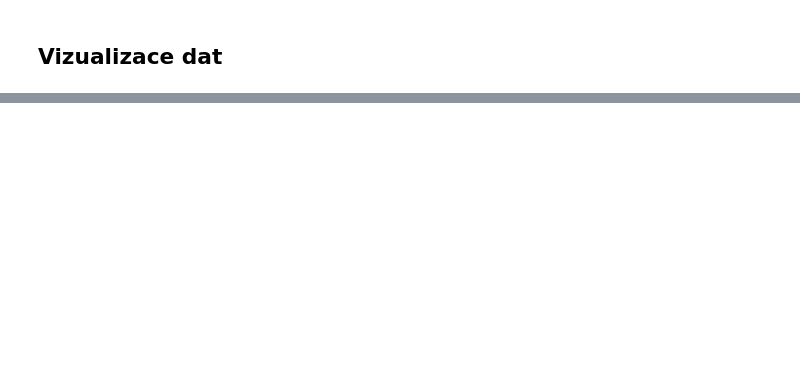
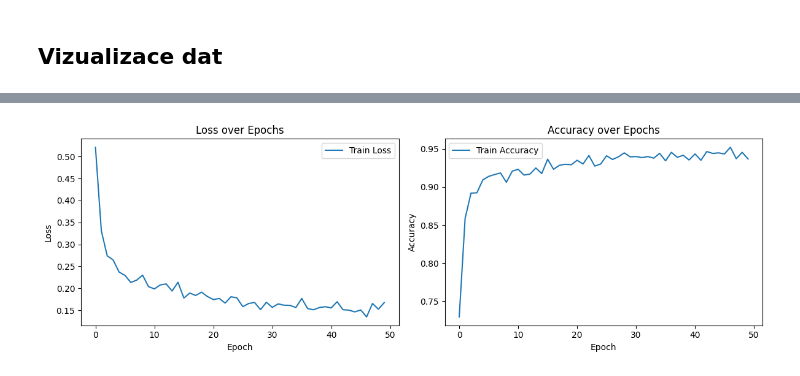
Before and after one commit to SLI0124/semestralni-projekt, a Jupyter notebook: notebooks/classification/ford_a.ipynb, the cells around one changed output, grey strips where cells are left out. Drawn from its saved outputs; the diff is of its cells as text; code cells hidden in the pictures; blank space fills up the shorter version.

```diff
--- a/notebooks/classification/ford_a.ipynb
+++ b/notebooks/classification/ford_a.ipynb
@@ -140,0 +631,7 @@ plt.show()
+# %%
+model = GRUModel(input_size, hidden_size, num_layers, num_classes, dropout).to(device)
+# %%
+criterion = nn.CrossEntropyLoss()
+optimizer = torch.optim.Adam(model.parameters(), lr=learning_rate)
+# %%
+gru_model, gru_history = train_model(model, train_loader, criterion, optimizer, num_epochs, device)
@@ -140,0 +656,4 @@ plt.show()
+# %%
+plot_training_history(gru_history)
+# %% [output]
+[figure, added]
```
Also changed, not shown: parts of 101 cells of this notebook.
